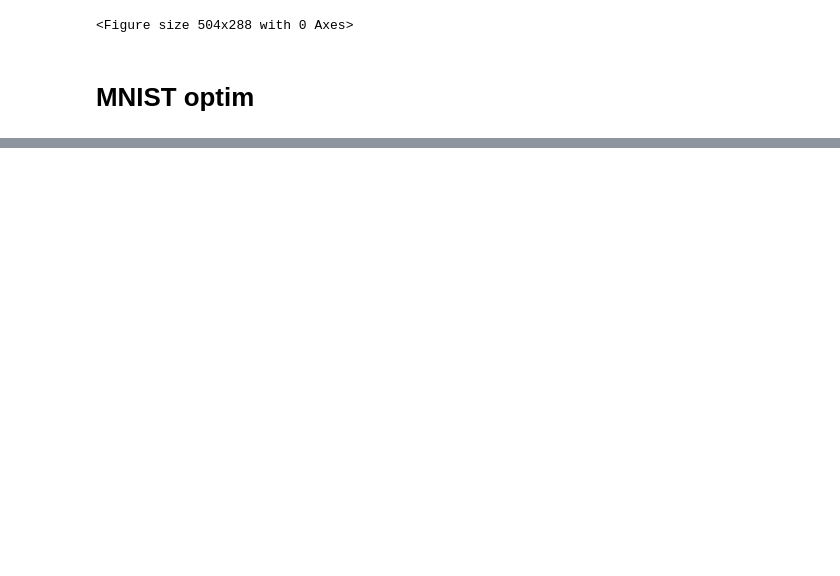
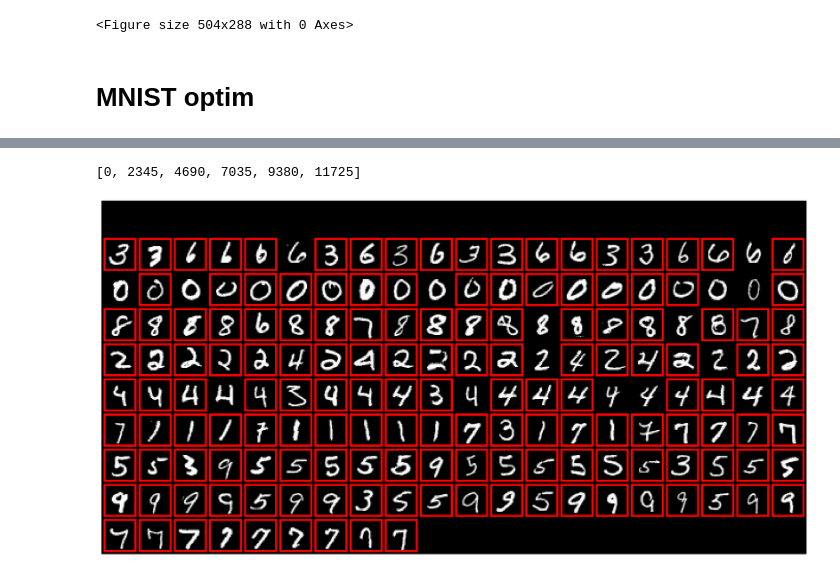
Before and after one commit to fartashf/gvar_code, a Jupyter notebook: notebooks/figures_icml.ipynb, the cells around one changed output, grey strips where cells are left out. Cells and saved outputs as stored; diff of their text form; code cells hidden in the pictures; blank space fills up the shorter version.

```diff
--- a/notebooks/figures_icml.ipynb
+++ b/notebooks/figures_icml.ipynb
@@ -76,0 +78,7 @@ data, run_names = plot_runs_and_tags(get_data_f, plot_f, logdir, patterns, tag_n
+# %%
+run_dir = '../runs/mnist_snap/'
+gfname = 'checkpoint'
+plot_clusters_online(run_dir, gfname, nsamples=20, iters=[0])
+# %% [output]
+[0, 2345, 4690, 7035, 9380, 11725]
+[figure, added]
```
Also changed, not shown: parts of 5 cells of this notebook, 20 other files.
